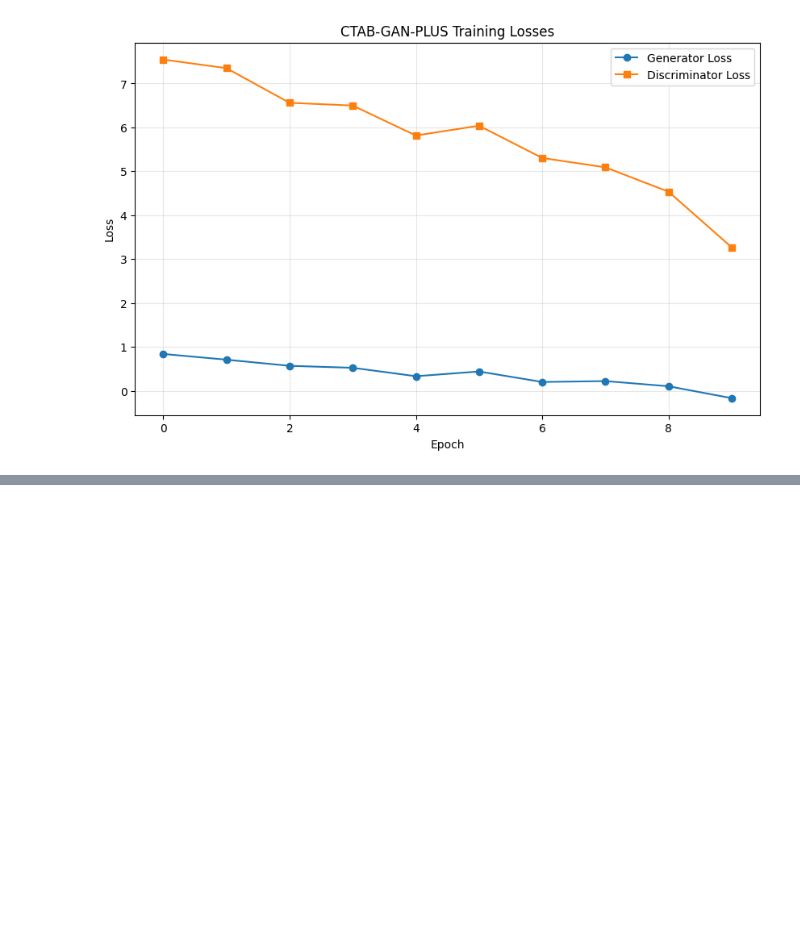
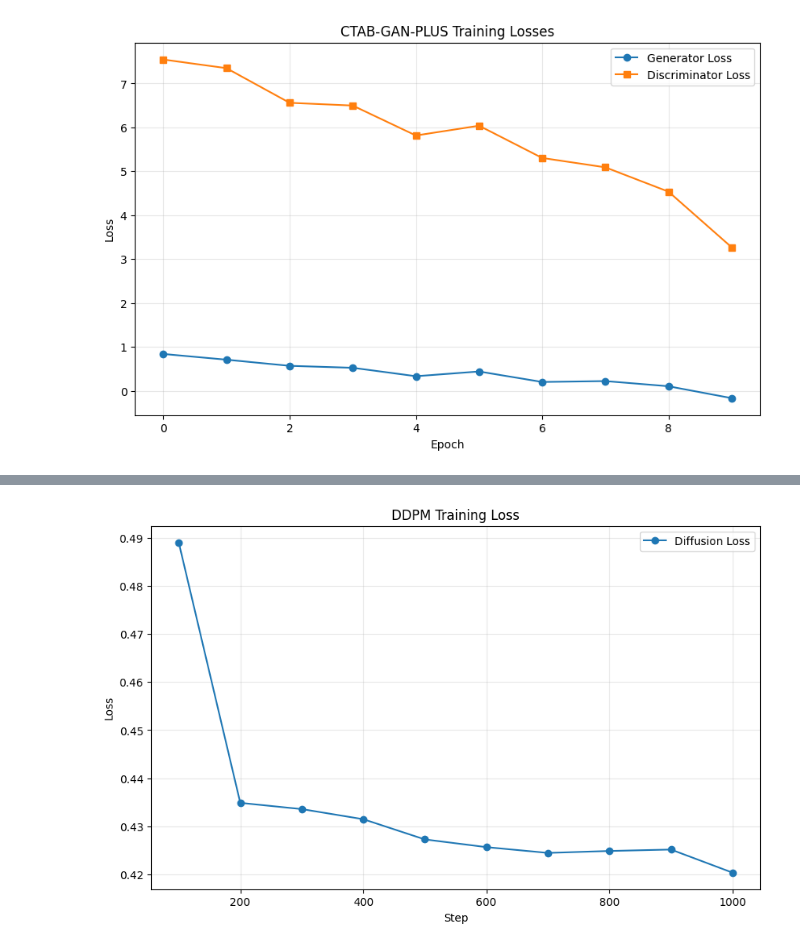
Before and after one commit to tarkevv-01/tab-forge, a Jupyter notebook: examples/test_model.ipynb, the cells around one changed output, grey strips where cells are left out. Saved outputs shown, nothing was run; the diff lists cells and outputs as text; code cells hidden in the pictures; blank space fills up the shorter version.

```diff
--- a/examples/test_model.ipynb
+++ b/examples/test_model.ipynb
@@ -319,0 +391,4 @@ plt.show()
+# %%
+model = DDPMSynthesizer()
+# %%
+model.fit(dataset)
@@ -319,0 +427,18 @@ plt.show()
+# %%
+import matplotlib.pyplot as plt
+
+df = model.get_losses()
+
+plt.figure(figsize=(10, 6))
+
+plt.plot(df.index, df['gloss'], label='Diffusion Loss', marker='o')
+
+plt.xlabel('Step')
+plt.ylabel('Loss')
+plt.title('DDPM Training Loss')
+plt.legend()
+plt.grid(True, alpha=0.3)
+
+plt.show()
+# %% [output]
+[figure, added]
```
Also changed, not shown: parts of 12 cells of this notebook, 8 other files.
